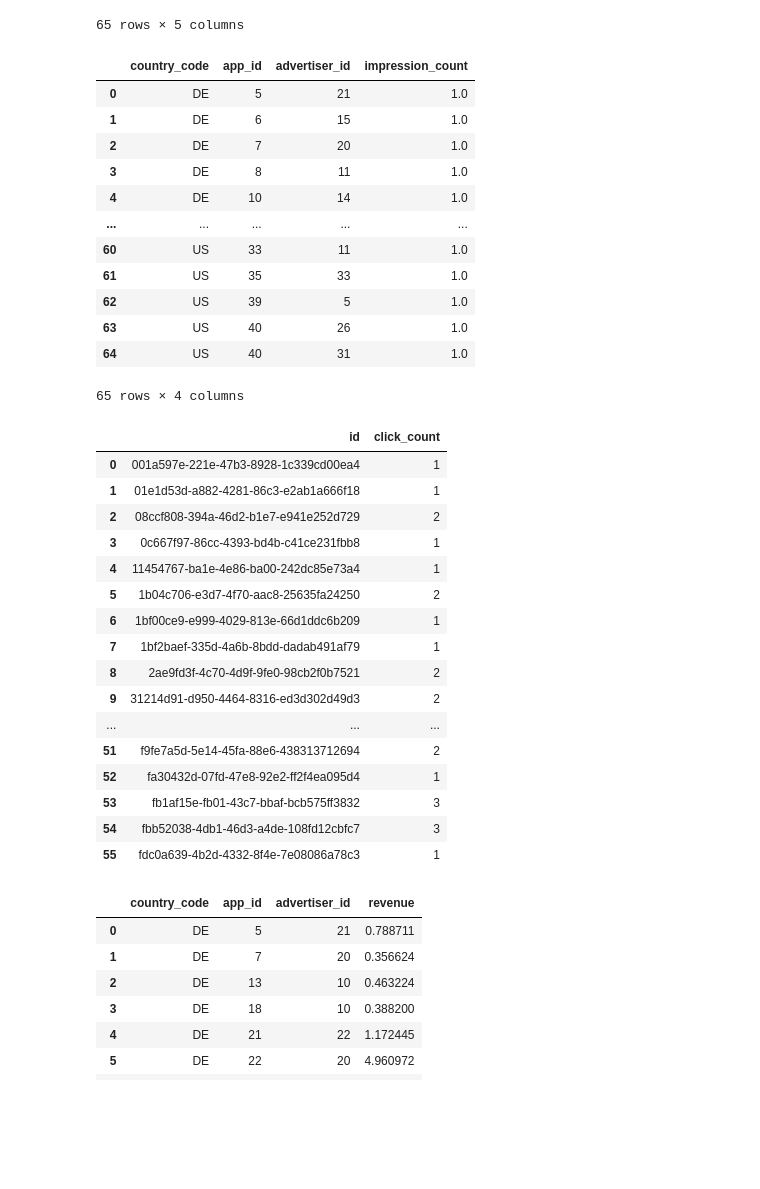
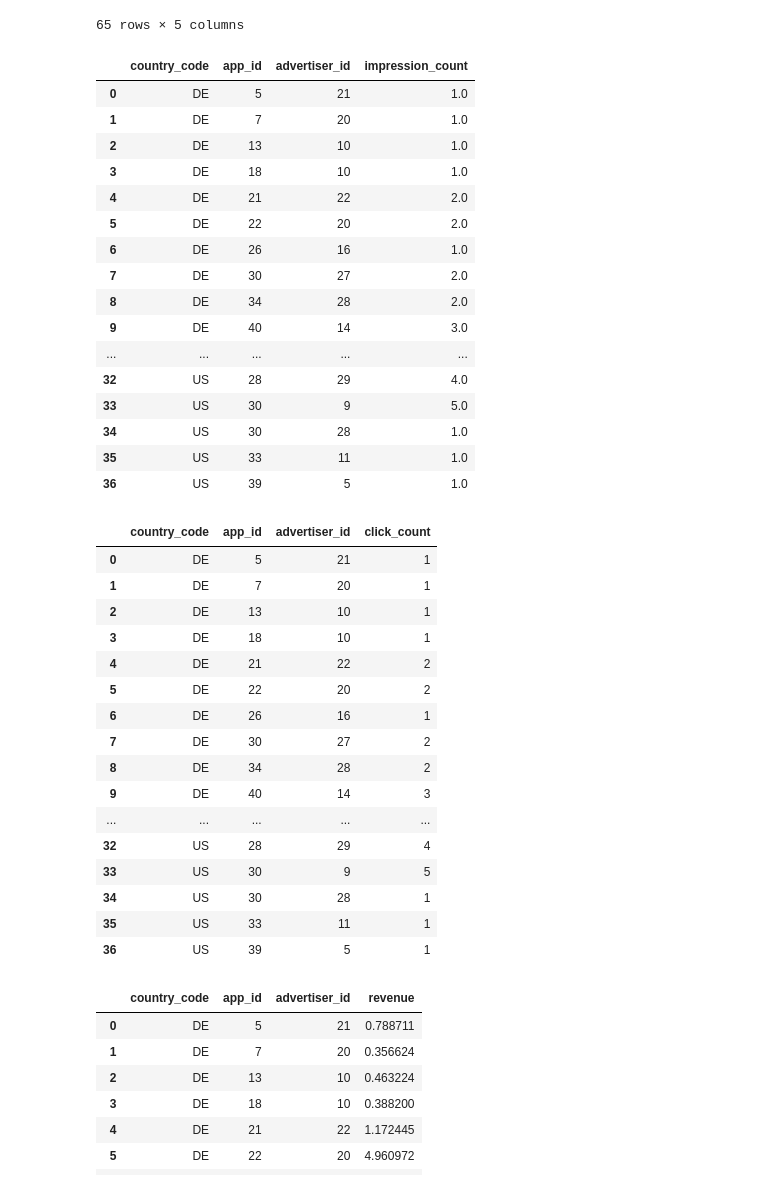
Before and after one commit to eyamini/Verve-Top-Advertisers, a Jupyter notebook: Merged.ipynb, the cells around one changed output. Saved outputs shown, nothing was run; the diff lists cells and outputs as text; code cells hidden in the pictures; blank space fills up the shorter version.

```diff
--- a/Merged.ipynb
+++ b/Merged.ipynb
@@ -32,7 +32,6 @@ clicks_path= "clicks.json"
 clicks= pd.read_json(clicks_path)
 
 clicks = clicks.rename(columns={"impression_id": "id"})
-clicks.drop_duplicates(inplace=True)
 clicks = clicks.astype({"id": str, "revenue": float})
 clicks
 # %% [output]
@@ -67,44 +66,48 @@ merged
 | 64 | 1 | 7 | IT | af2c2db3-c854-423e-a940-97b0b90743f2 | 2.290030 |
 65 rows × 5 columns
 # %%
-impression_count = impressions.groupby(['country_code','app_id','advertiser_id'])['advertiser_id'].size().reset_index(name='impression_count')
+impression_count = merged.groupby(['country_code','app_id','advertiser_id'])['id'].size().reset_index(name='impression_count')
 impression_count = impression_count.astype({'impression_count': float})
 impression_count
 # %% [output]
 |  | country_code | app_id | advertiser_id | impression_count |
 | 0 | DE | 5 | 21 | 1.0 |
-| 1 | DE | 6 | 15 | 1.0 |
-| 2 | DE | 7 | 20 | 1.0 |
-| 3 | DE | 8 | 11 | 1.0 |
-| 4 | DE | 10 | 14 | 1.0 |
+| 1 | DE | 7 | 20 | 1.0 |
+| 2 | DE | 13 | 10 | 1.0 |
+| 3 | DE | 18 | 10 | 1.0 |
+| 4 | DE | 21 | 22 | 2.0 |
+| 5 | DE | 22 | 20 | 2.0 |
+| 6 | DE | 26 | 16 | 1.0 |
+| 7 | DE | 30 | 27 | 2.0 |
+| 8 | DE | 34 | 28 | 2.0 |
+| 9 | DE | 40 | 14 | 3.0 |
 | ... | ... | ... | ... | ... |
-| 60 | US | 33 | 11 | 1.0 |
-| 61 | US | 35 | 33 | 1.0 |
-| 62 | US | 39 | 5 | 1.0 |
-| 63 | US | 40 | 26 | 1.0 |
-| 64 | US | 40 | 31 | 1.0 |
+| 32 | US | 28 | 29 | 4.0 |
+| 33 | US | 30 | 9 | 5.0 |
+| 34 | US | 30 | 28 | 1.0 |
+| 35 | US | 33 | 11 | 1.0 |
+| 36 | US | 39 | 5 | 1.0 |
-65 rows × 4 columns
 # %%
-click_count = clicks.groupby(['id']).size().reset_index(name='click_count')
+click_count = merged.groupby(['country_code','app_id','advertiser_id'])['revenue'].size().reset_index(name='click_count')
 click_count
 # %% [output]
-|  | id | click_count |
-| 0 | 001a597e-221e-47b3-8928-1c339cd00ea4 | 1 |
-| 1 | 01e1d53d-a882-4281-86c3-e2ab1a666f18 | 1 |
-| 2 | 08ccf808-394a-46d2-b1e7-e941e252d729 | 2 |
-| 3 | 0c667f97-86cc-4393-bd4b-c41ce231fbb8 | 1 |
-| 4 | 11454767-ba1e-4e86-ba00-242dc85e73a4 | 1 |
-| 5 | 1b04c706-e3d7-4f70-aac8-25635fa24250 | 2 |
-| 6 | 1bf00ce9-e999-4029-813e-66d1ddc6b209 | 1 |
-| 7 | 1bf2baef-335d-4a6b-8bdd-dadab491af79 | 1 |
-| 8 | 2ae9fd3f-4c70-4d9f-9fe0-98cb2f0b7521 | 2 |
-| 9 | 31214d91-d950-4464-8316-ed3d302d49d3 | 2 |
-| ... | ... | ... |
-| 51 | f9fe7a5d-5e14-45fa-88e6-438313712694 | 2 |
-| 52 | fa30432d-07fd-47e8-92e2-ff2f4ea095d4 | 1 |
-| 53 | fb1af15e-fb01-43c7-bbaf-bcb575ff3832 | 3 |
-| 54 | fbb52038-4db1-46d3-a4de-108fd12cbfc7 | 3 |
-| 55 | fdc0a639-4b2d-4332-8f4e-7e08086a78c3 | 1 |
+|  | country_code | app_id | advertiser_id | click_count |
+| 0 | DE | 5 | 21 | 1 |
+| 1 | DE | 7 | 20 | 1 |
+| 2 | DE | 13 | 10 | 1 |
+| 3 | DE | 18 | 10 | 1 |
+| 4 | DE | 21 | 22 | 2 |
+| 5 | DE | 22 | 20 | 2 |
+| 6 | DE | 26 | 16 | 1 |
+| 7 | DE | 30 | 27 | 2 |
+| 8 | DE | 34 | 28 | 2 |
+| 9 | DE | 40 | 14 | 3 |
+| ... | ... | ... | ... | ... |
+| 32 | US | 28 | 29 | 4 |
+| 33 | US | 30 | 9 | 5 |
+| 34 | US | 30 | 28 | 1 |
+| 35 | US | 33 | 11 | 1 |
+| 36 | US | 39 | 5 | 1 |
 # %%
 revenue = merged.groupby(['country_code','app_id','advertiser_id'])['revenue'].sum().reset_index()
 revenue
```
Also changed, not shown: parts of 1 cell of this notebook.
